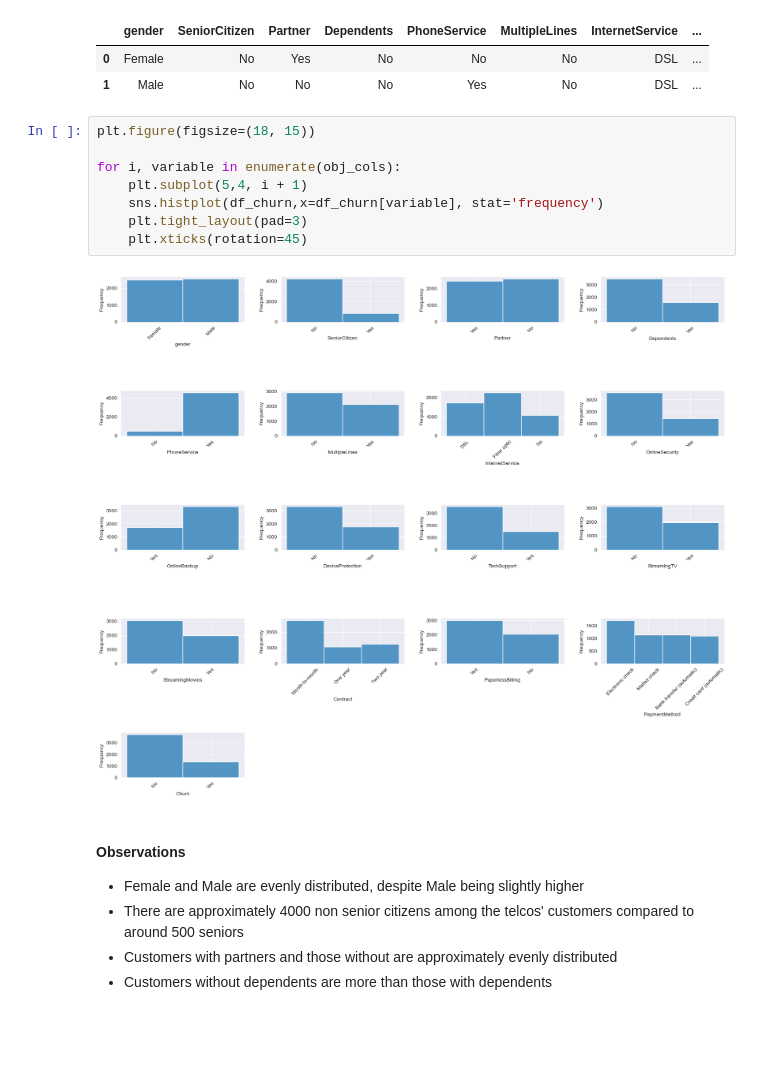
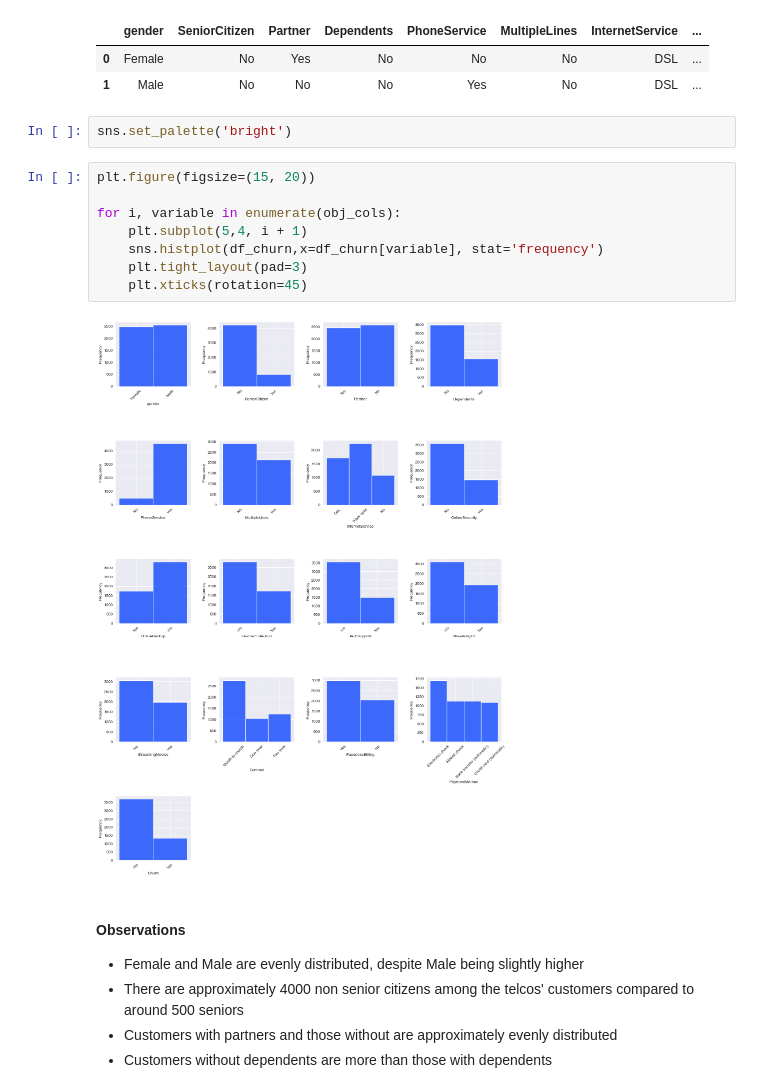
Before and after one commit to damzking/telco_churn-, a Jupyter notebook: LP2_telco_churn.ipynb, the cells around one changed output. Drawn from its saved outputs; the diff is of its cells as text; blank space fills up the shorter version.

Commit message:
more visualisations

```diff
--- a/LP2_telco_churn.ipynb
+++ b/LP2_telco_churn.ipynb
@@ -692,16 +692,18 @@ obj_cols.head(2)
 |  | gender | SeniorCitizen | Partner | Dependents | PhoneService | MultipleLines | InternetService | ... |
 | 0 | Female | No | Yes | No | No | No | DSL | ... |
 | 1 | Male | No | No | No | Yes | No | DSL | ... |
+# %%
+sns.set_palette('bright')
 # %%
-plt.figure(figsize=(18, 15))
+plt.figure(figsize=(15, 20))
 
 for i, variable in enumerate(obj_cols):
     plt.subplot(5,4, i + 1)
     sns.histplot(df_churn,x=df_churn[variable], stat='frequency')
     plt.tight_layout(pad=3)
     plt.xticks(rotation=45)
 # %% [output]
-[figure, old version]
+[figure, new version]
 # %% [markdown]
 #### Observations
 
```
Also changed, not shown: parts of 30 cells of this notebook.
